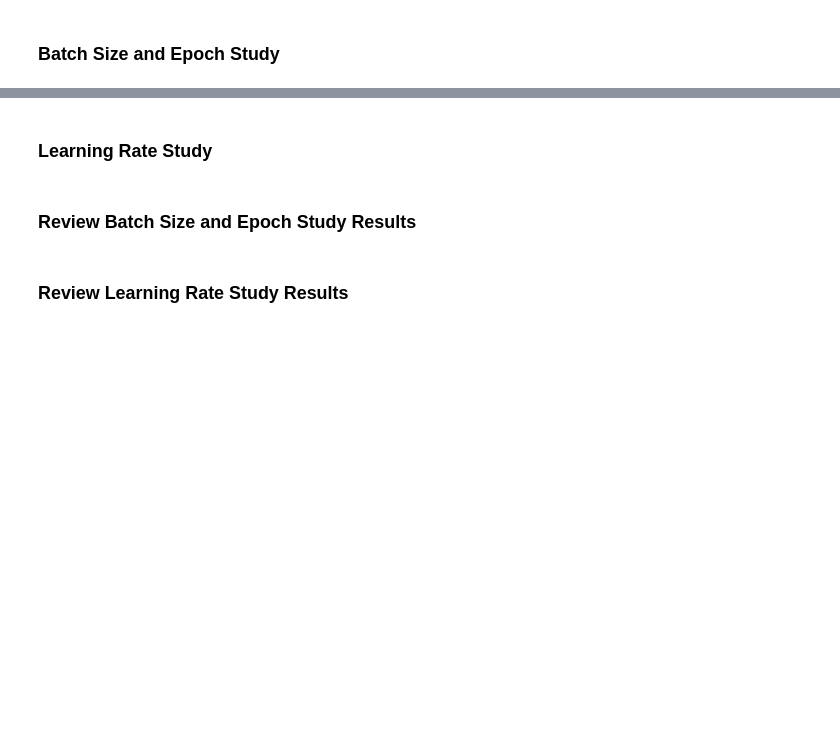
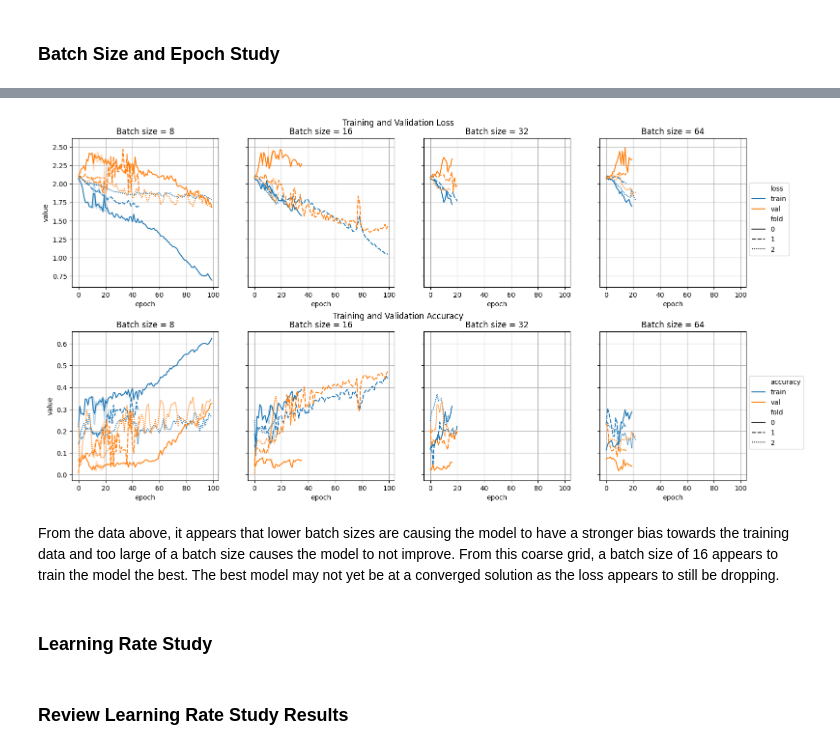
Before and after one commit to jesseingraham/Semantic-Segmentation-of-Aerial-Cityscapes, a Jupyter notebook: notebooks/03 - Modeling.ipynb, the cells around one changed output, grey strips where cells are left out. Cells and saved outputs as stored; diff of their text form; code cells hidden in the pictures; blank space fills up the shorter version.

```diff
--- a/notebooks/03 - Modeling.ipynb
+++ b/notebooks/03 - Modeling.ipynb
@@ -321,3 +440,47 @@ for b in batch_size:
+# %%
+##########
+#  Plot  #
+##########
+
+fig = plt.figure(figsize=(18, 8))
+#fig.suptitle('title not used')
+
+# create 2x1 subfigs
+subfigs = fig.subfigures(nrows=2, ncols=1)
+for row, subfig in enumerate(subfigs):
+    if row == 0:
+        subfig.suptitle('Training and Validation Loss')
+
+        # create 1x3 subplots
+        axs = subfig.subplots(nrows=1, ncols=len(loss_df['batch_size'].unique()), sharex=True, sharey='row')
+        for col, ax in enumerate(axs):
+            sns.lineplot(ax=ax, data=loss_df[loss_df['batch_size']==loss_df['batch_size'].unique()[col]] , x='epoch', y='value', style='fold', hue='loss')
+            ax.set_title('Batch size = {}'.format(loss_df['batch_size'].unique()[col]))
+            ax.grid(True)
+            if col == len(study_df['batch_size'].unique()) - 1:
+                #place legend outside center right border of plot
+                ax.legend(bbox_to_anchor=(1.02, 0.7), loc='upper left', borderaxespad=0)
+            else:
+                ax.get_legend().remove()
+
+    elif row == 1:
+        subfig.suptitle('Training and Validation Accuracy')
+
+        # create 1x3 subplots
+        axs = subfig.subplots(nrows=1, ncols=len(accuracy_df['batch_size'].unique()), sharex=True, sharey='row')
+        for col, ax in enumerate(axs):
+            sns.lineplot(ax=ax, data=accuracy_df[accuracy_df['batch_size']==accuracy_df['batch_size'].unique()[col]] , x='epoch', y='value', style='fold', hue='accuracy')
+            ax.set_title('Batch size = {}'.format(accuracy_df['batch_size'].unique()[col]))
+            ax.grid(True)
+            if col == len(study_df['batch_size'].unique()) - 1:
+                #place legend outside center right border of plot
+                ax.legend(bbox_to_anchor=(1.02, 0.7), loc='upper left', borderaxespad=0)
+            else:
+                ax.get_legend().remove()
+# %% [output]
+[figure, added]
+# %% [markdown]
+From the data above, it appears that lower batch sizes are causing the model to have a stronger bias towards the training data and too large of a batch size causes the model to not improve. From this coarse grid, a batch size of 16 appears to train the model the best. The best model may not yet be at a converged solution as the loss appears to still be dropping.
 # %% [markdown]
 ### Learning Rate Study
 # %%
@@ -357,7 +553,5 @@ for l in learning_rates:
                             class_weight=class_weights_dict,
                             shuffle=False,
                             callbacks=[csv_logger, early_stopping, saver])
-# %% [markdown]
-### Review Batch Size and Epoch Study Results
 # %% [markdown]
 ### Review Learning Rate Study Results
```
Also changed, not shown: parts of 34 cells of this notebook.
